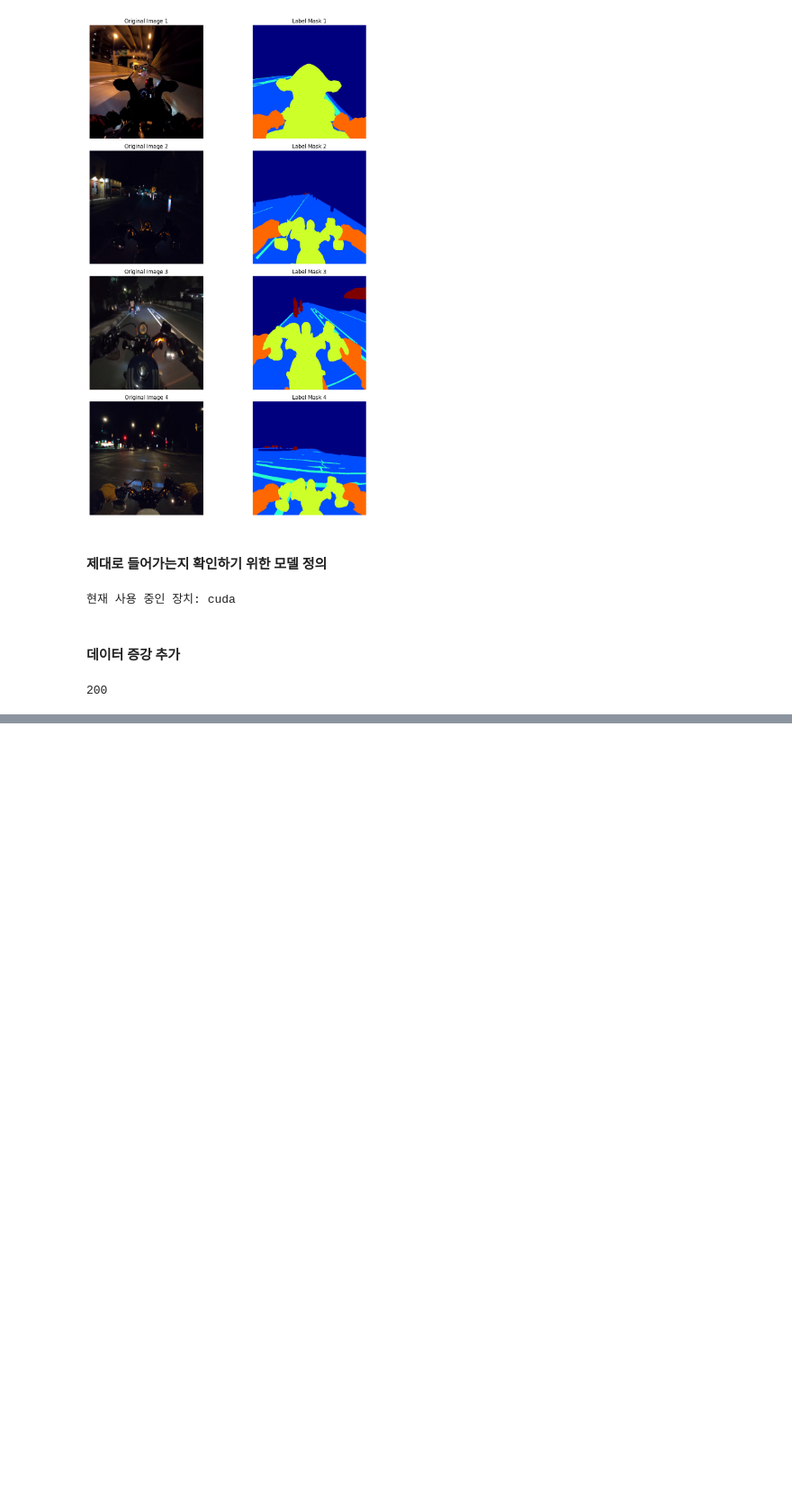
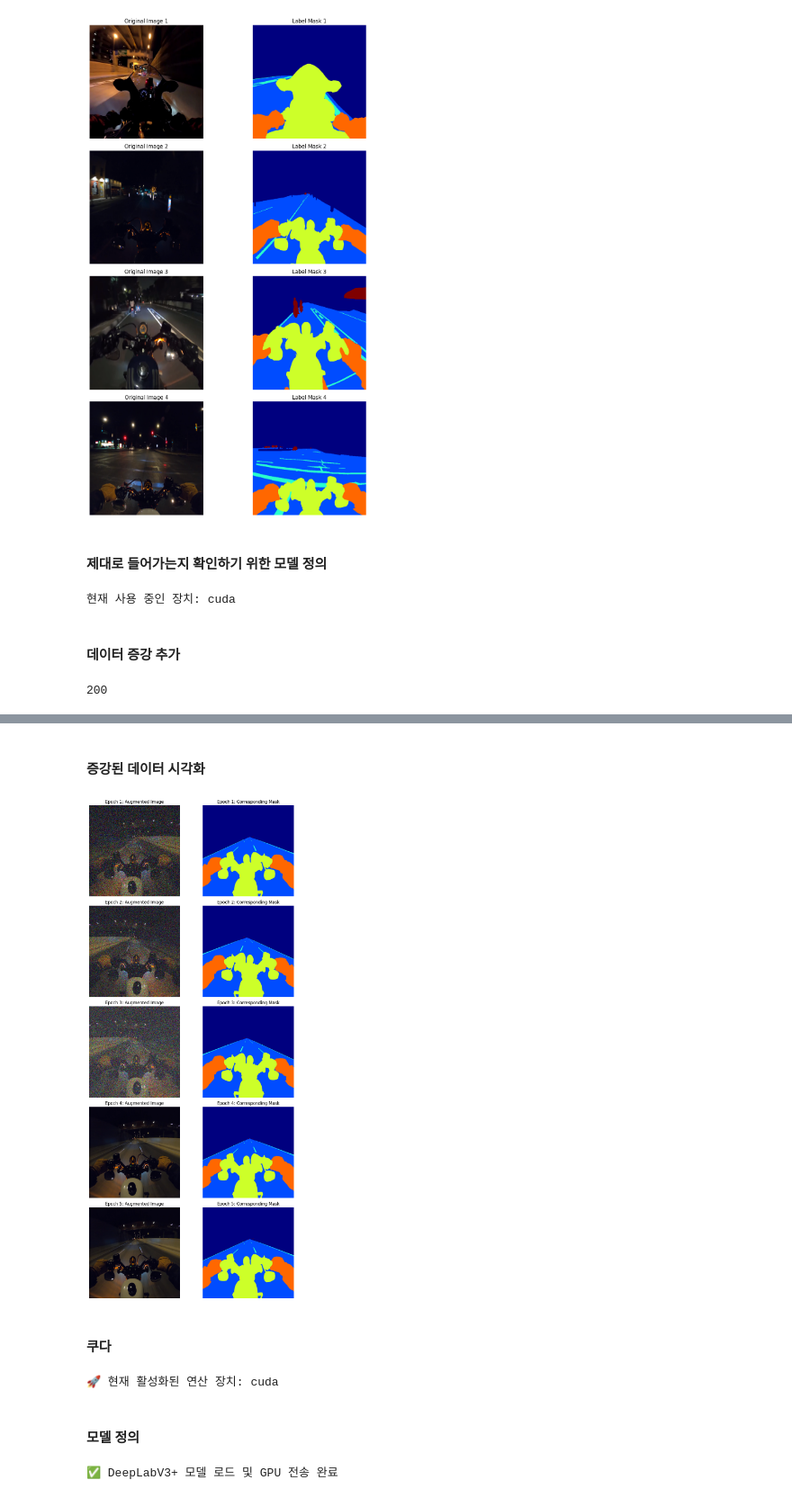
Before and after one commit to Stray-Weights/Dlthon_01_Motocycle_Night_Ride, a Jupyter notebook: jong-ha/cv_data_preprocessing.ipynb, the cells around one changed output, grey strips where cells are left out. Shown at 90% size. Drawn from its saved outputs; the diff is of its cells as text; code cells hidden in the pictures; blank space fills up the shorter version.

```diff
--- a/jong-ha/cv_data_preprocessing.ipynb
+++ b/jong-ha/cv_data_preprocessing.ipynb
@@ -550,9 +548,9 @@ def get_loaders(images_dir, json_origin, class_map, batch_size=4):
 
     print(len(images_path_origin))
 
-    return train_loader, val_loader, test_loader
+    return train_loader, val_loader, test_loader, train_dataset, val_dataset, test_dataset
 
 # 로더 정의 완료 (train(160), val(20), test(20))
-train_loader, val_loader, test_loader = get_loaders(images_dir, my_json_origin, CLASS_MAP)
+train_loader, val_loader, test_loader, train_dataset, val_dataset, test_dataset = get_loaders(images_dir, my_json_origin, CLASS_MAP)
 # %% [output]
 200
@@ -559,34 +577,38 @@ train_loader, val_loader, test_loader = get_loaders(images_dir, my_json_origin,
+# %% [markdown]
+#### 증강된 데이터 시각화
 # %%
 import matplotlib.pyplot as plt
 import numpy as np
 
 def visualize_augmentation_epochs(dataset, sample_idx=0, num_epochs=5):
     """동일한 샘플이 에포크마다 어떻게 변하는지 시각화"""
     fig, axes = plt.subplots(nrows=num_epochs, ncols=2, figsize=(10, 20))
 
     for epoch in range(num_epochs):
         # 동일한 인덱스를 호출하지만, 내부 transform의 p(확률)에 의해 매번 결과가 다름
         image, mask = dataset[sample_idx]
 
         # 시각화를 위한 역정규화 (Normalize 되돌리기)
         img = image.permute(1, 2, 0).numpy()
         img = img * np.array([0.229, 0.224, 0.225]) + np.array([0.485, 0.456, 0.406])
         img = np.clip(img, 0, 1)
 
         # 마스크 데이터
         mask = mask.numpy()
 
         # 출력
         axes[epoch, 0].imshow(img)
         axes[epoch, 0].set_title(f"Epoch {epoch+1}: Augmented Image")
         axes[epoch, 0].axis('off')
 
         axes[epoch, 1].imshow(mask, cmap='jet')
         axes[epoch, 1].set_title(f"Epoch {epoch+1}: Corresponding Mask")
         axes[epoch, 1].axis('off')
 
     plt.tight_layout()
     plt.show()
 
 # 실행 (이미 생성된 train_ds 사용)
-# visualize_augmentation_epochs(train_ds)
+visualize_augmentation_epochs(train_dataset)
+# %% [output]
+[figure, added]
@@ -607,0 +615,27 @@ def calculate_iou(preds, labels, num_classes=6):
+# %% [markdown]
+#### 쿠다
+# %%
+import torch
+
+# 1. CUDA 가속 여부 확인
+device = torch.device("cuda" if torch.cuda.is_available() else "cpu")
+print(f"🚀 현재 활성화된 연산 장치: {device}")
+# %% [output]
+🚀 현재 활성화된 연산 장치: cuda
+# %% [markdown]
+#### 모델 정의
+# %%
+import segmentation_models_pytorch as smp
+
+# 2. 모델 아키텍처 선언
+# 종하 님이 정의한 6개 클래스(0~5)에 맞춰 'classes=6'을 정확히 명시합니다.
+model = smp.DeepLabV3Plus(
+    encoder_name="resnet34",       # 백본 인코더
+    encoder_weights="imagenet",   # ImageNet 사전 학습 가중치 사용
+    in_channels=3,                # 입력 채널 (RGB)
+    classes=6                     # 출력 클래스 개수 (Background 포함)
+).to(device)
+
+print("✅ DeepLabV3+ 모델 로드 및 GPU 전송 완료")
+# %% [output]
+✅ DeepLabV3+ 모델 로드 및 GPU 전송 완료
```
Also changed, not shown: parts of 15 cells of this notebook.
